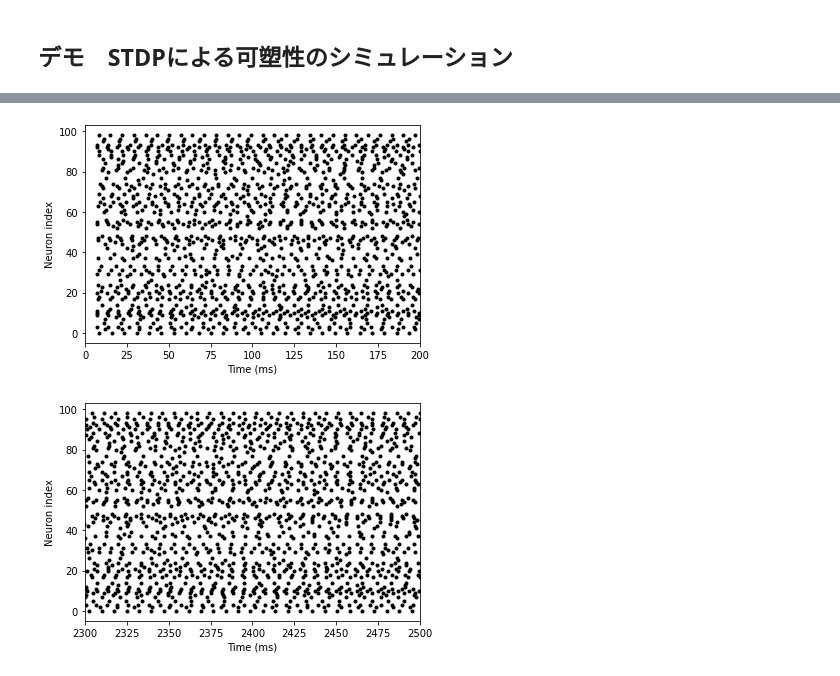
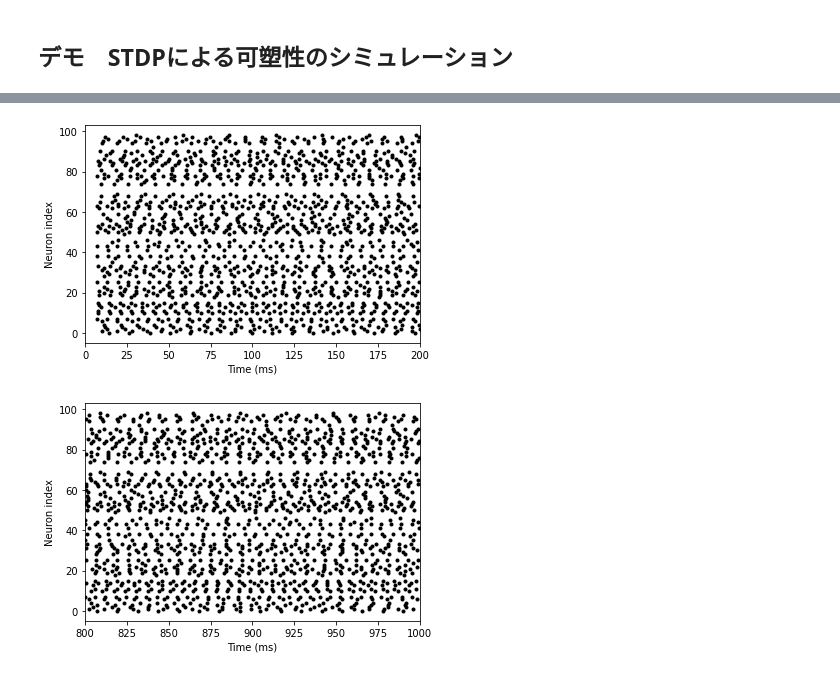
Before and after one commit to atakehiro/Neural_Simulator-Colab, a Jupyter notebook: Brian1.ipynb, the cells around one changed output, grey strips where cells are left out. Saved outputs shown, nothing was run; the diff lists cells and outputs as text; code cells hidden in the pictures.

```diff
--- a/Brian1.ipynb
+++ b/Brian1.ipynb
@@ -103,4 +118,4 @@ S.connect(condition='i!=j')
 spikemon = brian2.SpikeMonitor(G)
 # %%
 # シミュレーション実行
-brian2.run(5*brian2.second)
+brian2.run(1*brian2.second)
@@ -111,12 +134,12 @@ brian2.xlabel('Time (ms)')
 brian2.ylabel('Neuron index')
 brian2.xlim([0, 200]);
 # %% [output]
-[figure, old version]
+[figure, new version]
 # %%
-# 中期のプロット
+# 最後のプロット
 brian2.plot(spikemon.t/brian2.ms, spikemon.i, '.k')
 brian2.xlabel('Time (ms)')
 brian2.ylabel('Neuron index')
-brian2.xlim([2500 - 200, 2500]);
+brian2.xlim([1000 - 200, 1000]);
 # %% [output]
-[figure, old version]
+[figure, new version]
```
Also changed, not shown: parts of 6 cells of this notebook.
